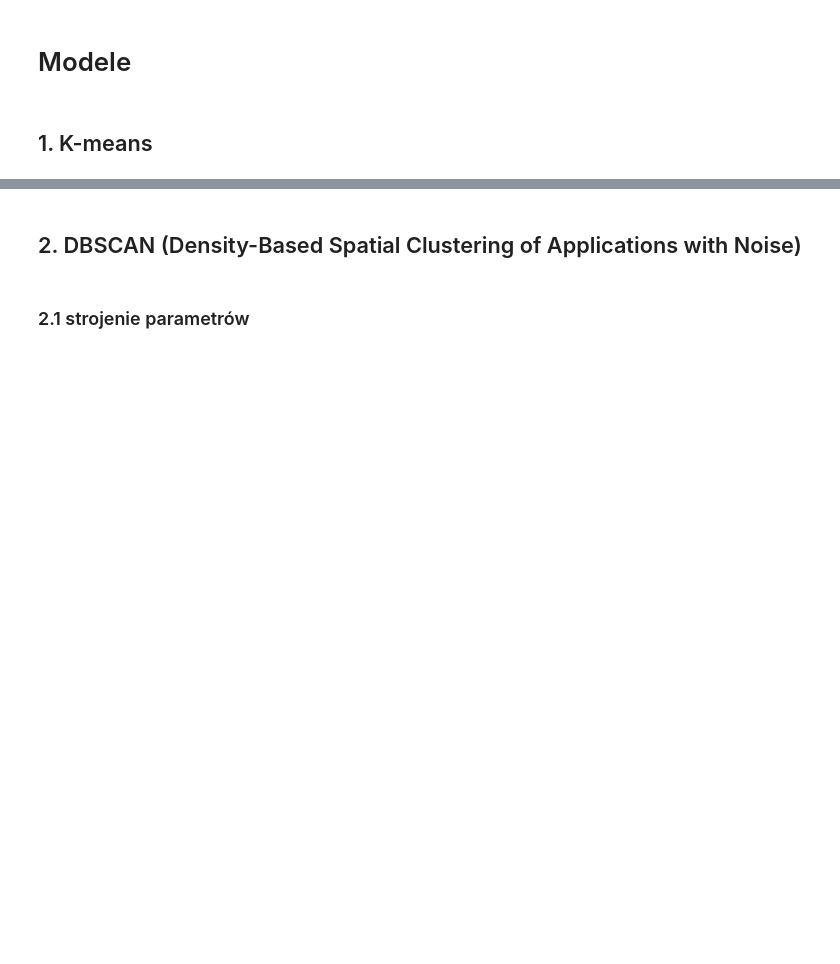
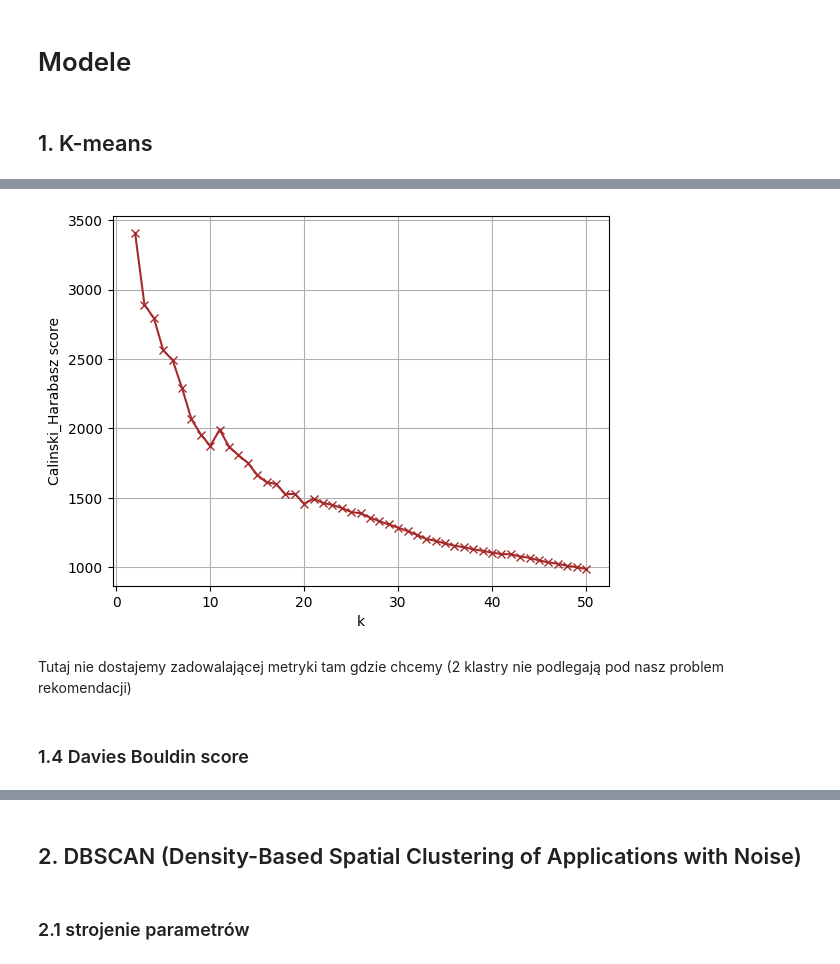
Before and after one commit to AristocratesJ/New-York-Airbnb-Clustering-Task, a Jupyter notebook: final_models/final_models.ipynb, the cells around one changed output, grey strips where cells are left out. Saved outputs shown, nothing was run; the diff lists cells and outputs as text; code cells hidden in the pictures; blank space fills up the shorter version.

```diff
--- a/final_models/final_models.ipynb
+++ b/final_models/final_models.ipynb
@@ -285,0 +332,14 @@ uznalam ze robiles to juz ostatnio, wiec chyba latwiej jak ten ty zrobisz
+# %%
+cluster_num_seq = range(2, 51)
+calinski_vec = count_clustering_scores(df_final, cluster_num_seq, KMeans, calinski_harabasz_score)
+plt.plot(cluster_num_seq, calinski_vec, 'x-', color = "brown")
+plt.xlabel('k')
+plt.ylabel('Calinski_Harabasz score')
+plt.grid()
+plt.show()
+# %% [output]
+[figure, added]
+# %% [markdown]
+Tutaj nie dostajemy zadowalającej metryki tam gdzie chcemy (2 klastry nie podlegają pod nasz problem rekomendacji)
+# %% [markdown]
+### 1.4 Davies Bouldin score
```
Also changed, not shown: parts of 72 cells of this notebook, 2 other files.
